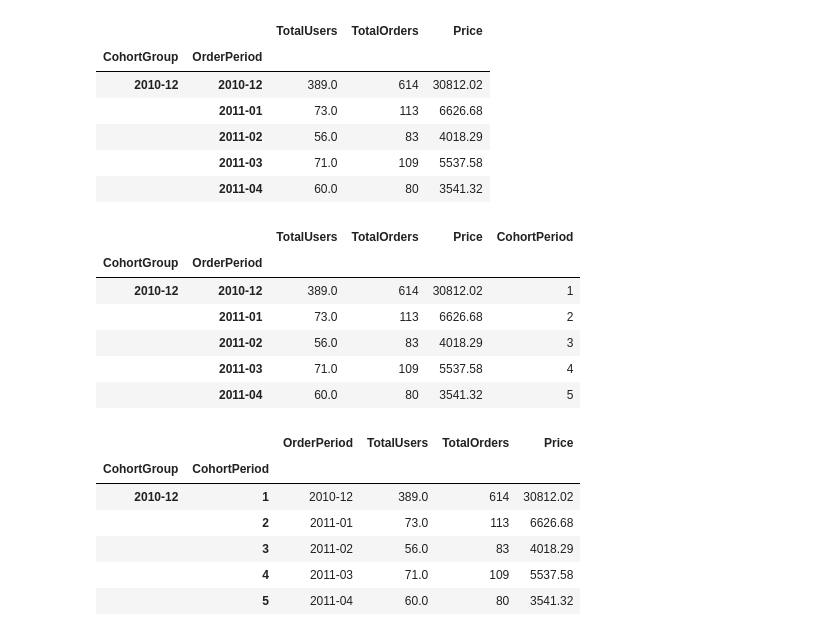
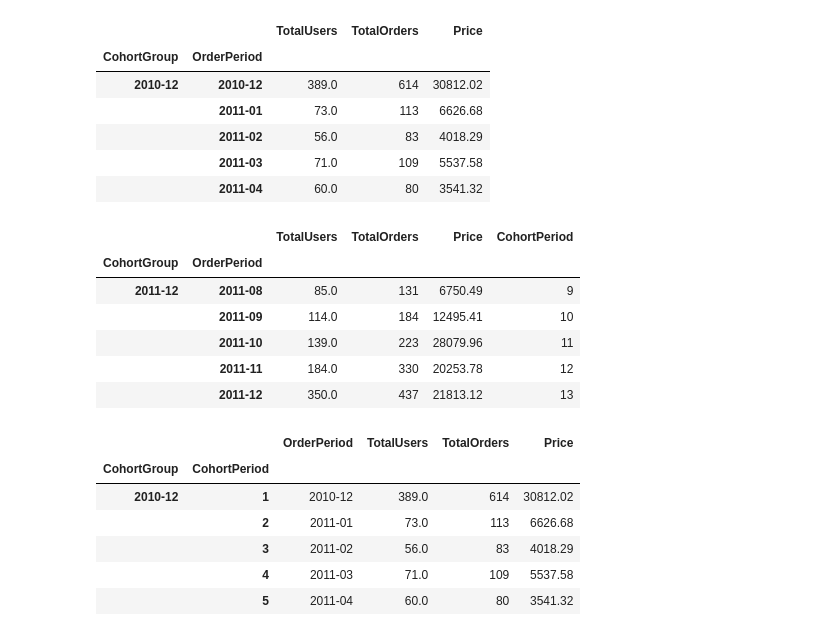
Before and after one commit to PadmajaVB/Cohort-Analysis, a Jupyter notebook: Code/CustomerRetention.ipynb, the cells around one changed output. Saved outputs shown, nothing was run; the diff lists cells and outputs as text; code cells hidden in the pictures.

```diff
--- a/Code/CustomerRetention.ipynb
+++ b/Code/CustomerRetention.ipynb
@@ -83,18 +83,18 @@ cohorts.head()
 # %%
 def cohort_period(df):
     df['CohortPeriod'] = np.arange(len(df))+1
     return df
 
 cohorts = cohorts.groupby(level=0).apply(cohort_period)
-cohorts.head()
+cohorts.tail()
 # %% [output]
 |  |  | TotalUsers | TotalOrders | Price | CohortPeriod |
 | CohortGroup | OrderPeriod |  |  |  |  |
-| 2010-12 | 2010-12 | 389.0 | 614 | 30812.02 | 1 |
-|  | 2011-01 | 73.0 | 113 | 6626.68 | 2 |
-|  | 2011-02 | 56.0 | 83 | 4018.29 | 3 |
-|  | 2011-03 | 71.0 | 109 | 5537.58 | 4 |
-|  | 2011-04 | 60.0 | 80 | 3541.32 | 5 |
+| 2011-12 | 2011-08 | 85.0 | 131 | 6750.49 | 9 |
+|  | 2011-09 | 114.0 | 184 | 12495.41 | 10 |
+|  | 2011-10 | 139.0 | 223 | 28079.96 | 11 |
+|  | 2011-11 | 184.0 | 330 | 20253.78 | 12 |
+|  | 2011-12 | 350.0 | 437 | 21813.12 | 13 |
 # %%
 cohorts.reset_index(inplace=True)
 # %%
```
Also changed, not shown: 2 other files.
